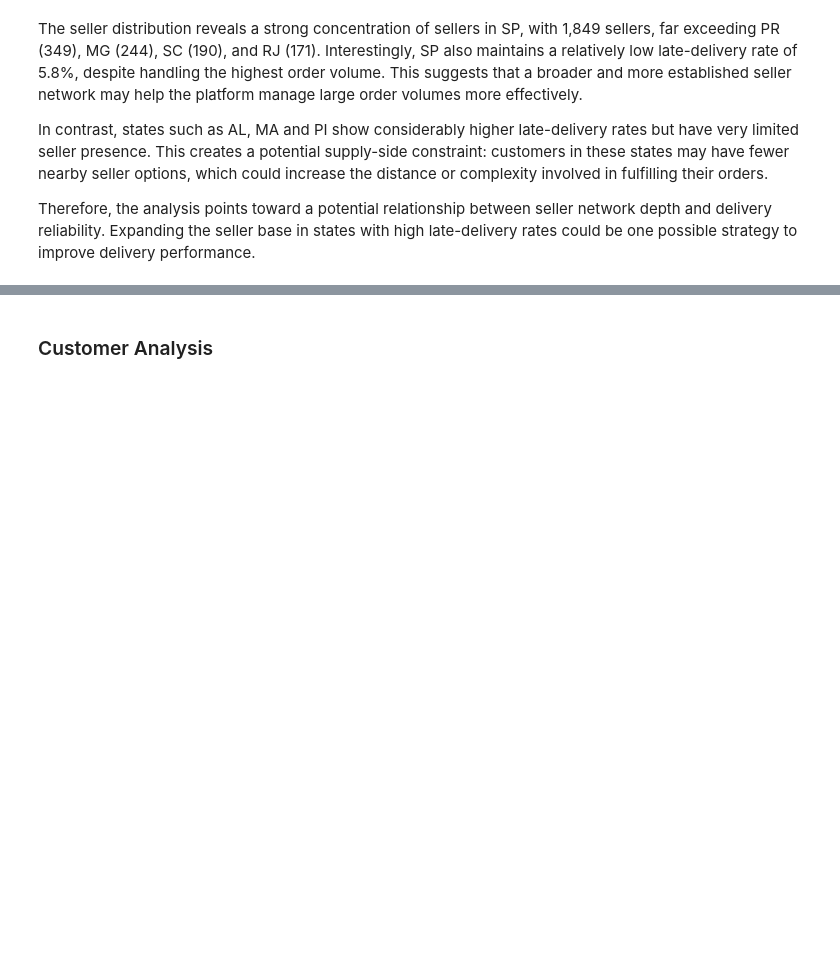
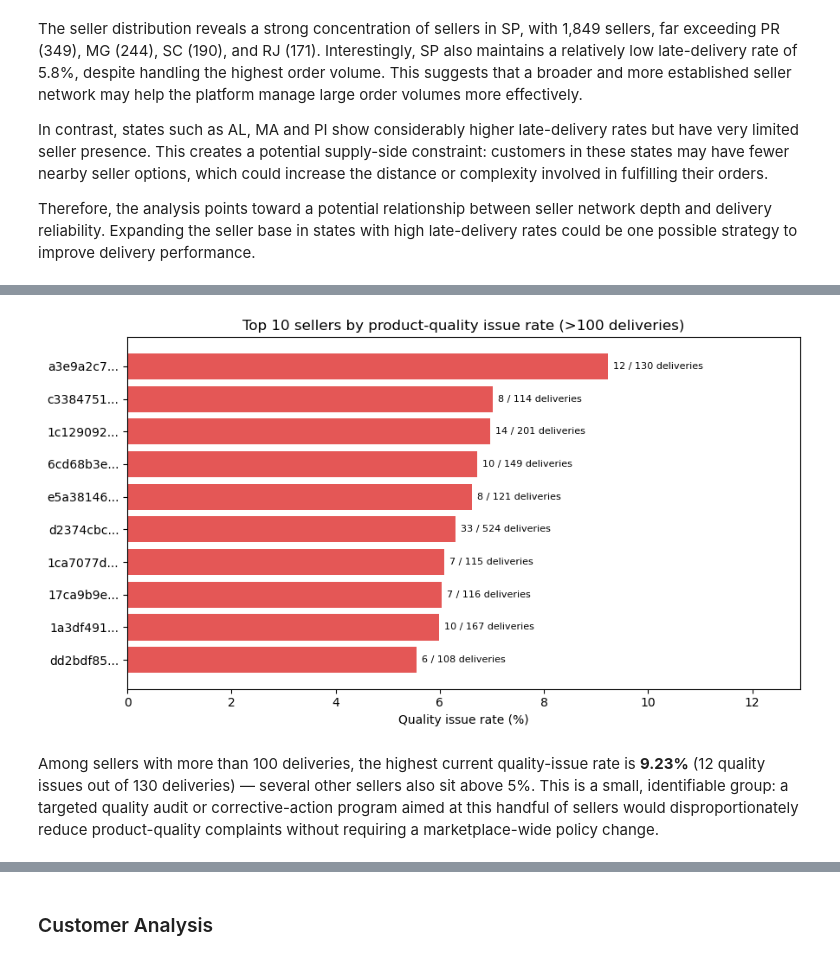
Before and after one commit to Hiteshpanghal900/ecommerce-visual-analytics, a Jupyter notebook: combined_eda.ipynb, the cells around one changed output, grey strips where cells are left out. Cells and saved outputs as stored; diff of their text form; code cells hidden in the pictures; blank space fills up the shorter version.

```diff
--- a/combined_eda.ipynb
+++ b/combined_eda.ipynb
@@ -222,0 +323,33 @@ The platform should prioritize high-risk sellers for quality audits, product-lev
+# %%
+# recomputation of seller-level product-quality issue rate, joining raw order items +
+# products + review-topic mining.
+products_raw = pd.read_csv("data/E-Commerce Dataset/products_dataset.csv")
+order_items_raw = pd.read_csv("data/E-Commerce Dataset/order_items_dataset.csv")
+product_category_raw = pd.read_csv("data/E-Commerce Dataset/product_category_name_translation.csv")
+
+items_products = order_items_raw.merge(products_raw, on="product_id", how="left")
+items_products = items_products.merge(product_category_raw, on="product_category_name", how="left")
+items_products = items_products.merge(
+    customer_reviews[["order_id", "sentiment", "primary_topic"]],
+    on="order_id", how="left"
+)
+
+quality_items = items_products[items_products["primary_topic"].str.contains("product quality", case=False, na=False)]
+
+seller_quality = quality_items.groupby("seller_id").agg(quality_issues=("order_id", "nunique")).reset_index()
+seller_deliveries = items_products.groupby("seller_id").agg(total_deliveries=("order_id", "nunique")).reset_index()
+
+seller_quality_summary = (
+    seller_quality.merge(seller_deliveries, on="seller_id", how="right")
+    .fillna({"quality_issues": 0})
+)
+seller_quality_summary["quality_issue_rate"] = (
+    seller_quality_summary["quality_issues"] / seller_quality_summary["total_deliveries"] * 100
+)
+
+top10_quality_sellers = (
+    seller_quality_summary[seller_quality_summary["total_deliveries"] > 100]
+    .sort_values("quality_issue_rate", ascending=False)
+    .head(10)
+)
+top10_quality_sellers
@@ -222,0 +368,20 @@ The platform should prioritize high-risk sellers for quality audits, product-lev
+# %%
+fig, ax = plt.subplots(figsize=(9, 5))
+plot_data = top10_quality_sellers.sort_values("quality_issue_rate")
+bars = ax.barh(plot_data["seller_id"].str[:8] + "...", plot_data["quality_issue_rate"], color="#e45756")
+for bar, (issues, deliveries) in zip(bars, zip(plot_data["quality_issues"], plot_data["total_deliveries"])):
+    ax.text(bar.get_width() + 0.1, bar.get_y() + bar.get_height() / 2,
+            f'{issues:.0f} / {deliveries} deliveries', va='center', fontsize=8)
+ax.set(title='Top 10 sellers by product-quality issue rate (>100 deliveries)',
+       xlabel='Quality issue rate (%)', ylabel='')
+ax.set_xlim(0, plot_data["quality_issue_rate"].max() * 1.4)
+plt.tight_layout()
+plt.show()
+# %% [output]
+[figure, added]
+# %% [markdown]
+Among sellers with more than 100 deliveries, the highest current quality-issue rate is
+**9.23%** (12 quality issues out of 130 deliveries) — several other sellers also sit above 5%.
+This is a small, identifiable group: a targeted quality audit or corrective-action program aimed
+at this handful of sellers would disproportionately reduce product-quality complaints without
+requiring a marketplace-wide policy change.
```
Also changed, not shown: parts of 25 cells of this notebook, 17 other files.
